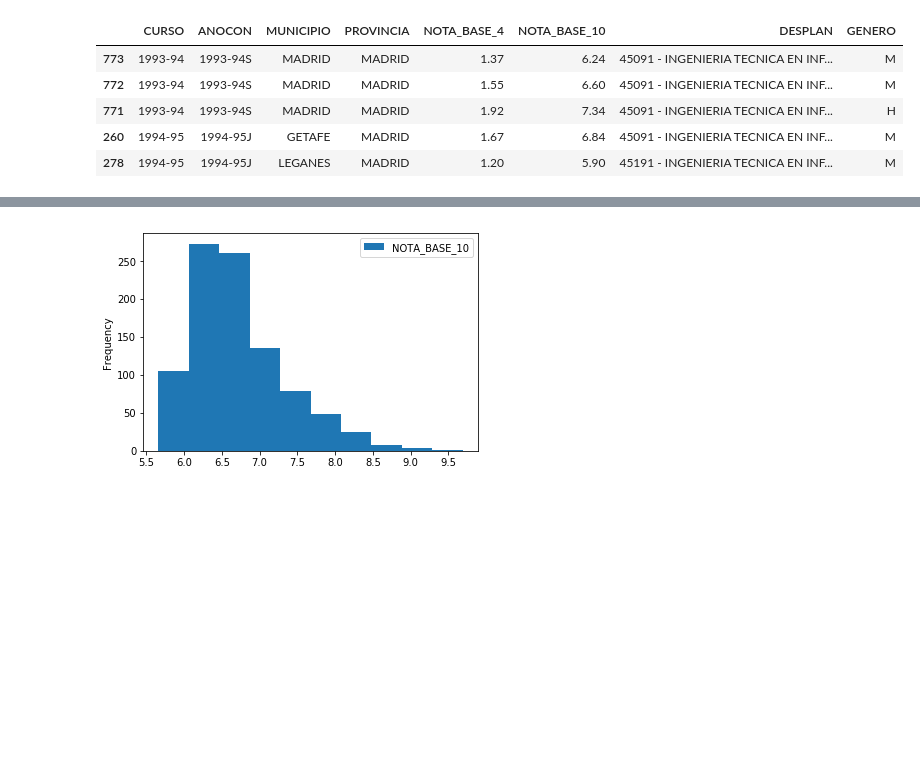
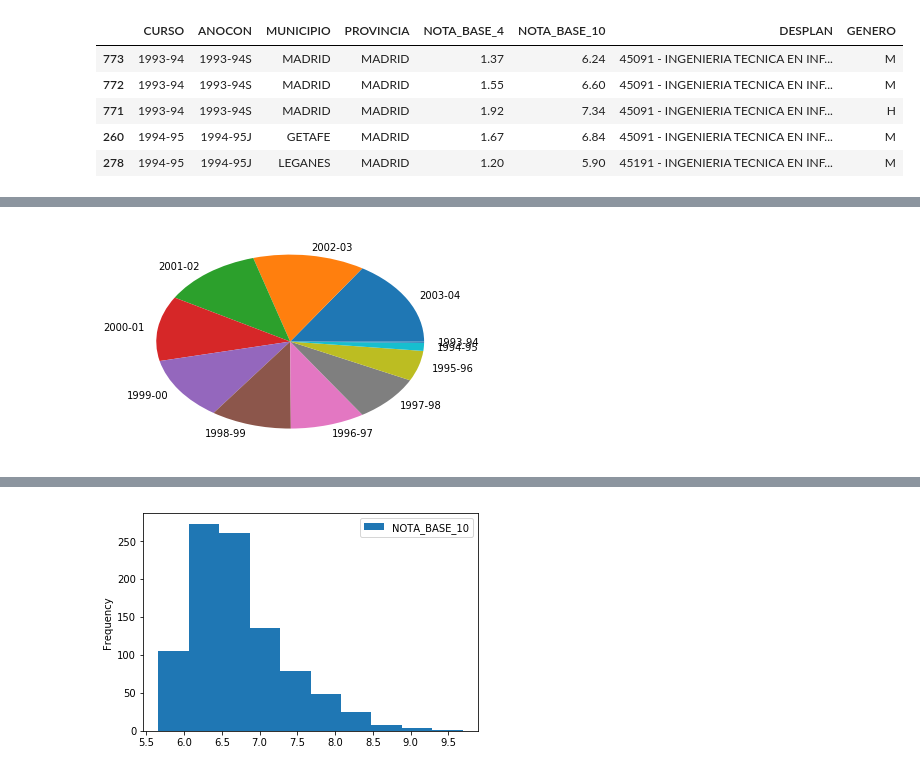
Before and after one commit to jorses/tfg, a Jupyter notebook: notebooks/test_notas.ipynb, the cells around one changed output, grey strips where cells are left out. Saved outputs shown, nothing was run; the diff lists cells and outputs as text; code cells hidden in the pictures; blank space fills up the shorter version.

```diff
--- a/notebooks/test_notas.ipynb
+++ b/notebooks/test_notas.ipynb
@@ -26,38 +45,3 @@ df.head()
 | 771 | 1993-94 | 1993-94S | MADRID | MADRID | 1.92 | 7.34 | 45091 - INGENIERIA TECNICA EN INF... | H |
 | 260 | 1994-95 | 1994-95J | GETAFE | MADRID | 1.67 | 6.84 | 45091 - INGENIERIA TECNICA EN INF... | M |
 | 278 | 1994-95 | 1994-95J | LEGANES | MADRID | 1.20 | 5.90 | 45191 - INGENIERIA TECNICA EN INF... | M |
-# %%
-COLORS = ["red","blue","yellow","pink","purple","green"]
-DESCRIPTIONS = {
-    "CURSO":["There are ", " students from the year "],
-    "ANOCON":["There are ", " students who graduated in "],
-    "MUNICIPIO":["There are ", " students from the province of "],
-    "PROVINCIA": ["There are ", " students from the province of  "],
-    "DESPLAN": ["There are ", "students of the plan "],
-    "GENERO": ["The are ", " students of gender "]
-}
-
-
-def get_median_grade(X):
-    return X.plot(kind='hist', y="NOTA_BASE_10",color=random.choice(COLORS))
-def generate_plot(X):
-    return X.plot(kind='hist', y="NOTA_BASE_10",color=random.choice(COLORS))
-
-def generate_description(category_counts):
-    report = ""
-    for c in categorical_columns:
-        for cat in category_counts[c]:
-            report += DESCRIPTIONS[c][0] + str(category_counts[c][cat]) + DESCRIPTIONS[c][1] + str(cat) +". "
-    return report
-
-df_h = df[df["GENERO"]=="H"]
-generate_plot(df_m)
-category_counts_most_frequent = {}
-for c in category_counts:
-    max_cat = max(category_counts[c].items(), key=operator.itemgetter(1))[0]
-    print(max_cat)
-    category_counts_most_frequent[c] = {
-        c : {
-            max_cat :
-        }
-    }
@@ -71,0 +101,7 @@ H
+# %%
+D = category_counts["CURSO"]
+
+
+figu = generate_category_count_pie("CURSO")
+# %% [output]
+[figure, added]
```
Also changed, not shown: parts of 4 cells of this notebook.
